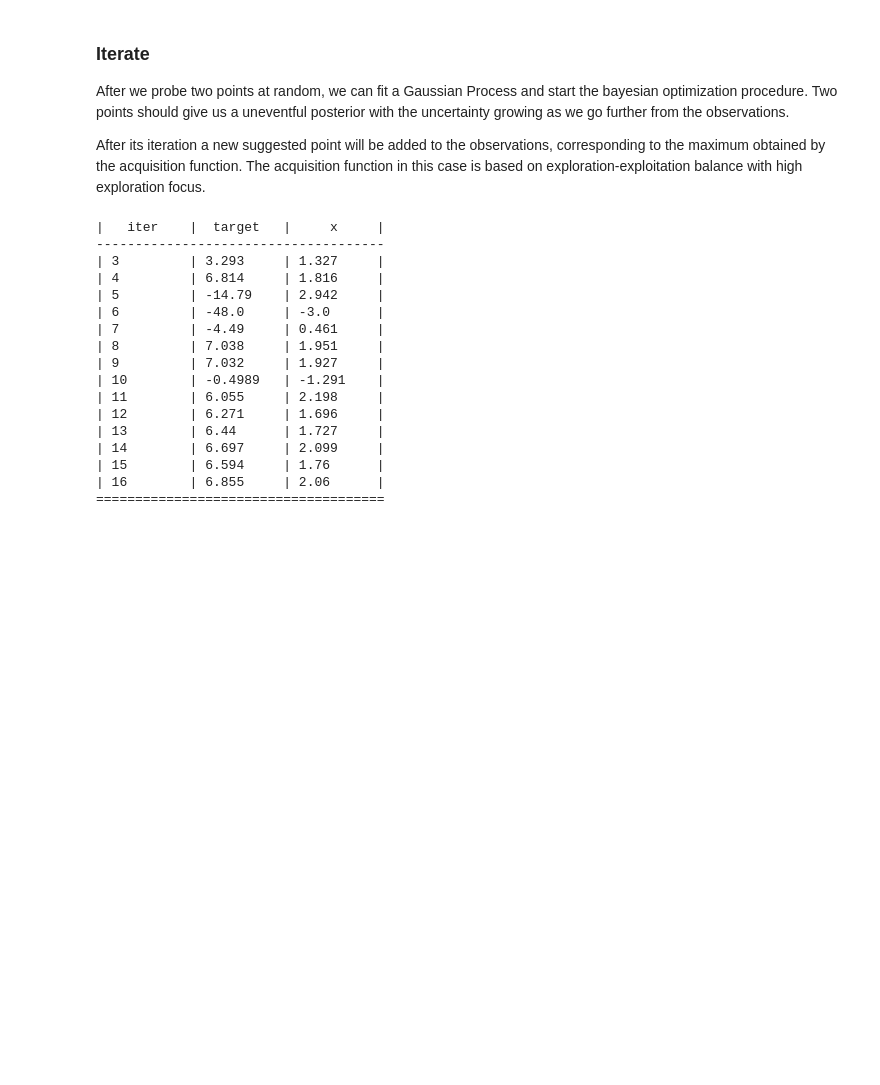
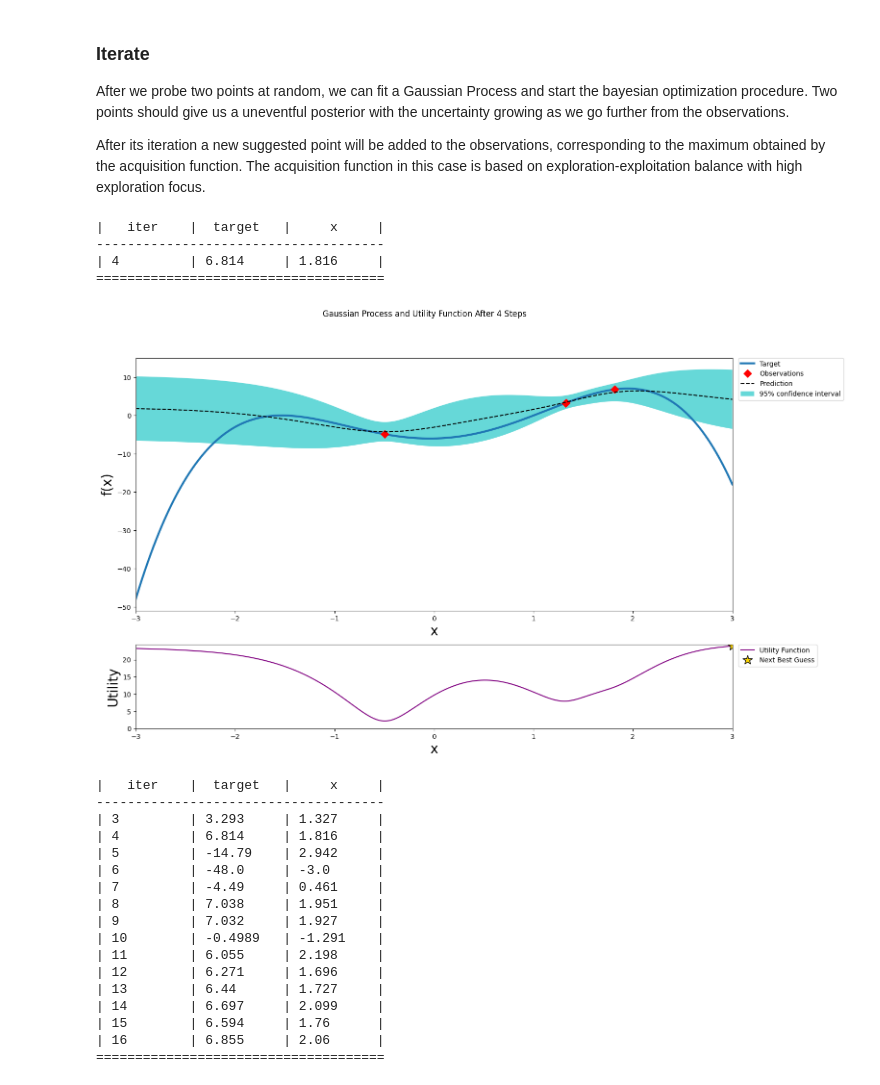
Before and after one commit to DataHow/analytics-course-scripts, a Jupyter notebook: interactions/05_Bayesian_Optimization.ipynb, the cells around one changed output. Saved outputs shown, nothing was run; the diff lists cells and outputs as text; code cells hidden in the pictures; blank space fills up the shorter version.

```diff
--- a/interactions/05_Bayesian_Optimization.ipynb
+++ b/interactions/05_Bayesian_Optimization.ipynb
@@ -499,6 +499,15 @@ plot_gp(optimizer, domain)
 After we probe two points at random, we can fit a Gaussian Process and start the bayesian optimization procedure. Two points should give us a uneventful posterior with the uncertainty growing as we go further from the observations.
 
 After its iteration a new suggested point will be added to the observations, corresponding to the maximum obtained by the acquisition function. The acquisition function in this case is based on exploration-exploitation balance with high exploration focus.
+# %%
+optimizer.maximize(init_points=0, n_iter=1)
+plot_gp(optimizer, domain)
+# %% [output]
+|   iter    |  target   |     x     |
+-------------------------------------
+| 4         | 6.814     | 1.816     |
+=====================================
+[figure, added]
 # %%
 optimizer.maximize(init_points=0, n_iter=14)
 plot_gp(optimizer, domain)
```
Also changed, not shown: parts of 2 cells of this notebook, 1 other file.
